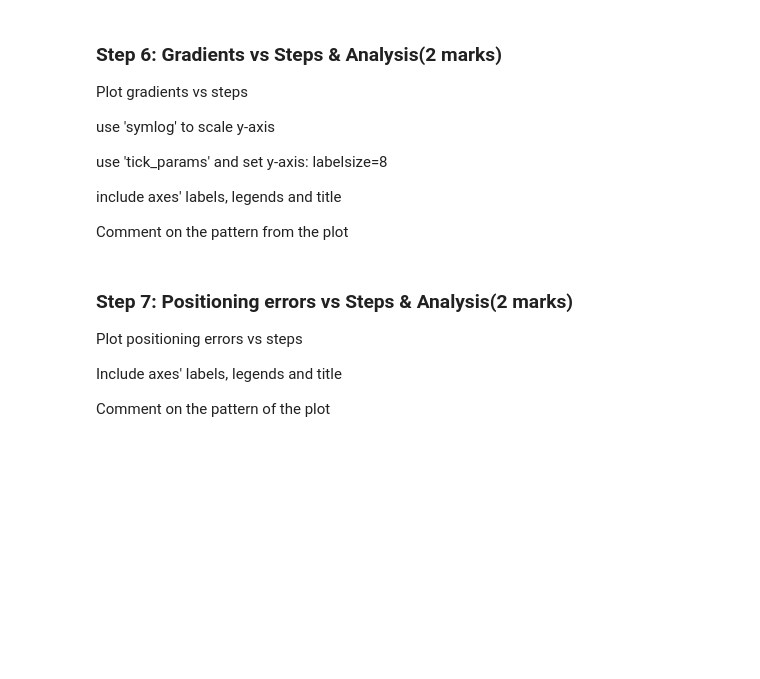
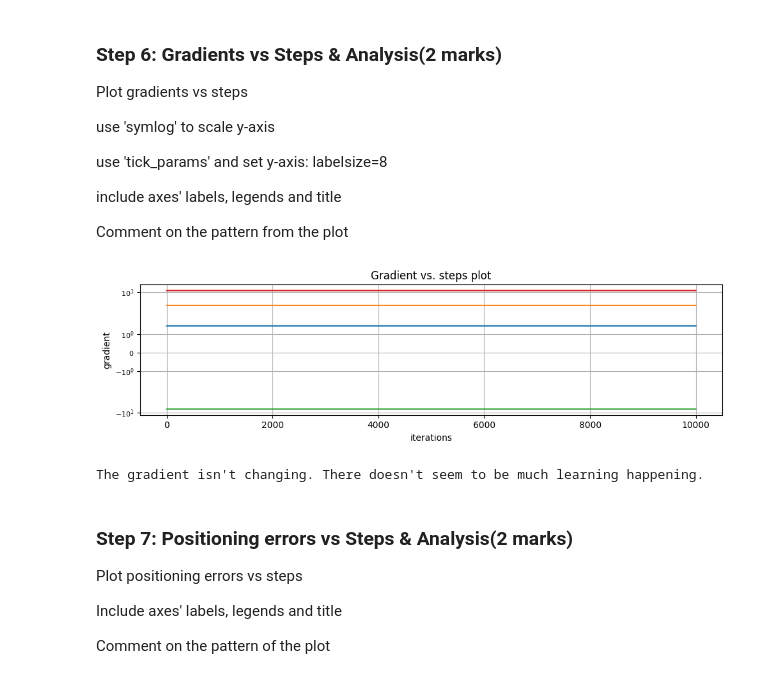
Before and after one commit to eunice-nwaobi/ENGG680_LAB_ASSIGNMENTS, a Jupyter notebook: Lab_Assignment3/Assignment3.ipynb, the cells around one changed output. Drawn from its saved outputs; the diff is of its cells as text; code cells hidden in the pictures; blank space fills up the shorter version.

```diff
--- a/Lab_Assignment3/Assignment3.ipynb
+++ b/Lab_Assignment3/Assignment3.ipynb
@@ -248,13 +277,21 @@ include axes' labels, legends and title
 Comment on the pattern from the plot
 # %%
 fig , ax = plt.subplots(nrows=1,ncols=1, figsize=(10,3))
-# ...
+ax.plot(list(range(10000)), arr_grad)
+ax.set_yscale("symlog")
+ax.tick_params(axis="y", labelsize=8)
+plt.xlabel("iterations")
+plt.ylabel("gradient")
+plt.title("Gradient vs. steps plot")
 ax.grid(True)
 fig.tight_layout()
 plt.show()
 
 # Comment on the pattern
-# ...
+print("The gradient isn't changing. There doesn't seem to be much learning happening.")
+# %% [output]
+[figure, added]
+The gradient isn't changing. There doesn't seem to be much learning happening.
 # %% [markdown]
 ### Step 7: Positioning errors vs Steps & Analysis(2 marks)
 Plot positioning errors vs steps
```
Also changed, not shown: parts of 31 cells of this notebook.
